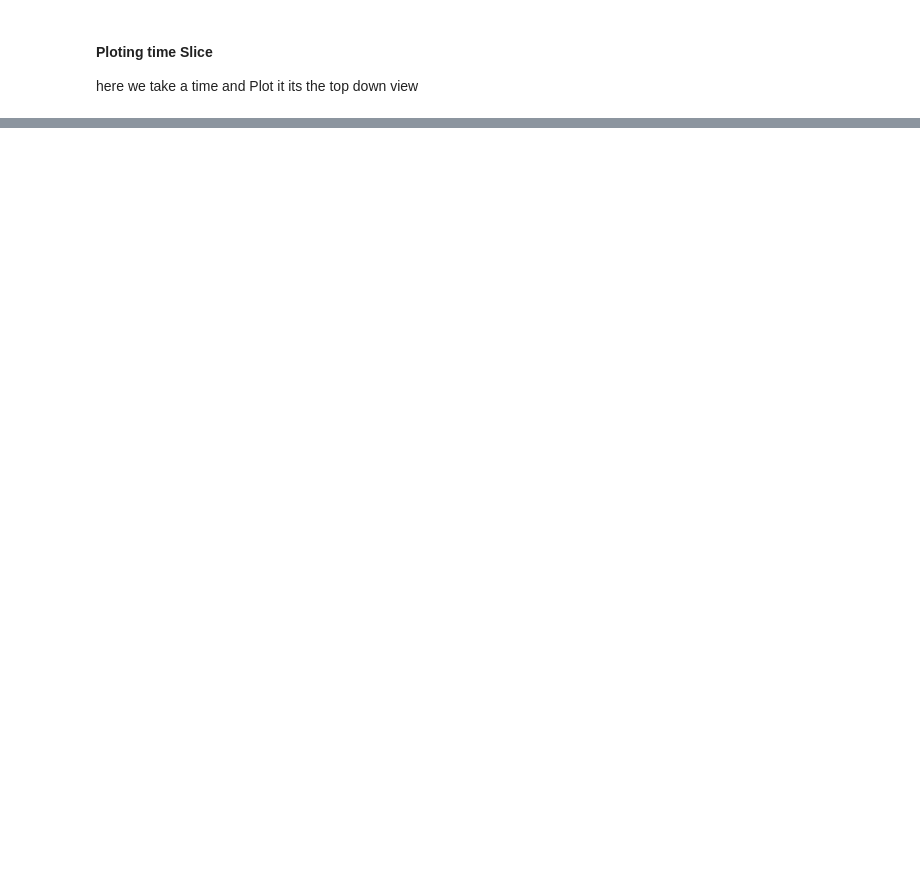
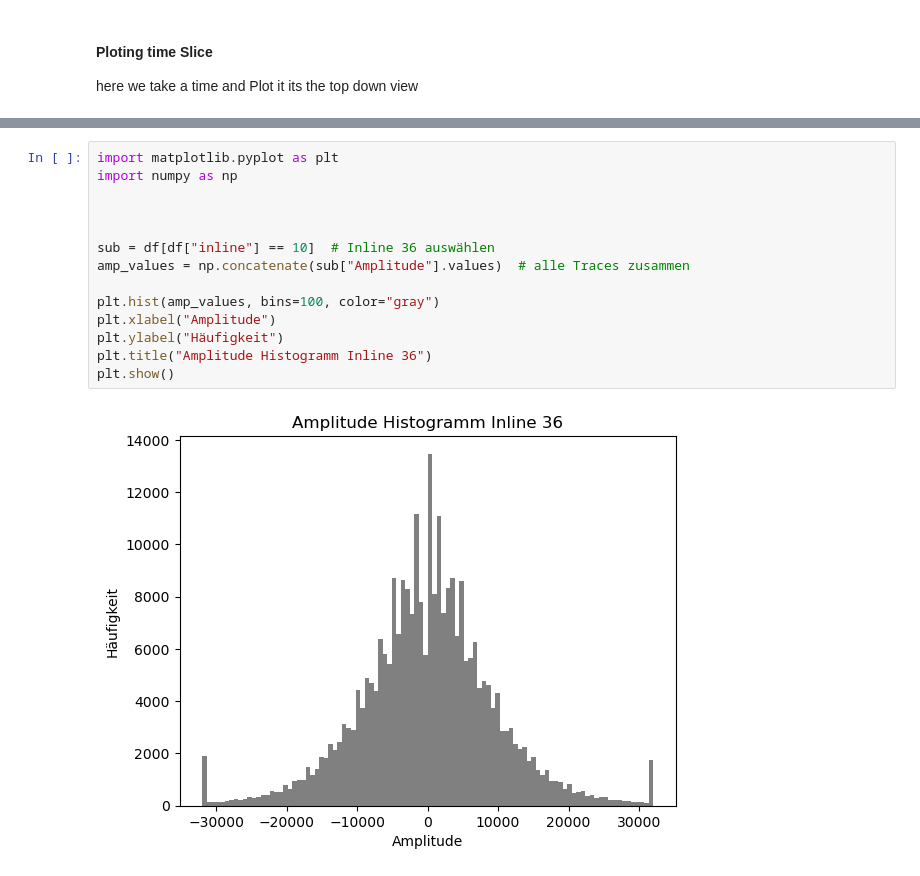
Before and after one commit to jogi96/PAINDGPR, a Jupyter notebook: Notebooks/Testing Python Import tools for sgy.ipynb, the cells around one changed output, grey strips where cells are left out. Cells and saved outputs as stored; diff of their text form; blank space fills up the shorter version.

```diff
--- a/Notebooks/Testing Python Import tools for sgy.ipynb
+++ b/Notebooks/Testing Python Import tools for sgy.ipynb
@@ -411,0 +416,16 @@ plot_timeslice(df, 100)
+# %%
+import matplotlib.pyplot as plt
+import numpy as np
+
+
+
+sub = df[df["inline"] == 10]  # Inline 36 auswählen
+amp_values = np.concatenate(sub["Amplitude"].values)  # alle Traces zusammen
+
+plt.hist(amp_values, bins=100, color="gray")
+plt.xlabel("Amplitude")
+plt.ylabel("Häufigkeit")
+plt.title("Amplitude Histogramm Inline 36")
+plt.show()
+# %% [output]
+[figure, added]
```
Also changed, not shown: parts of 4 cells of this notebook.
